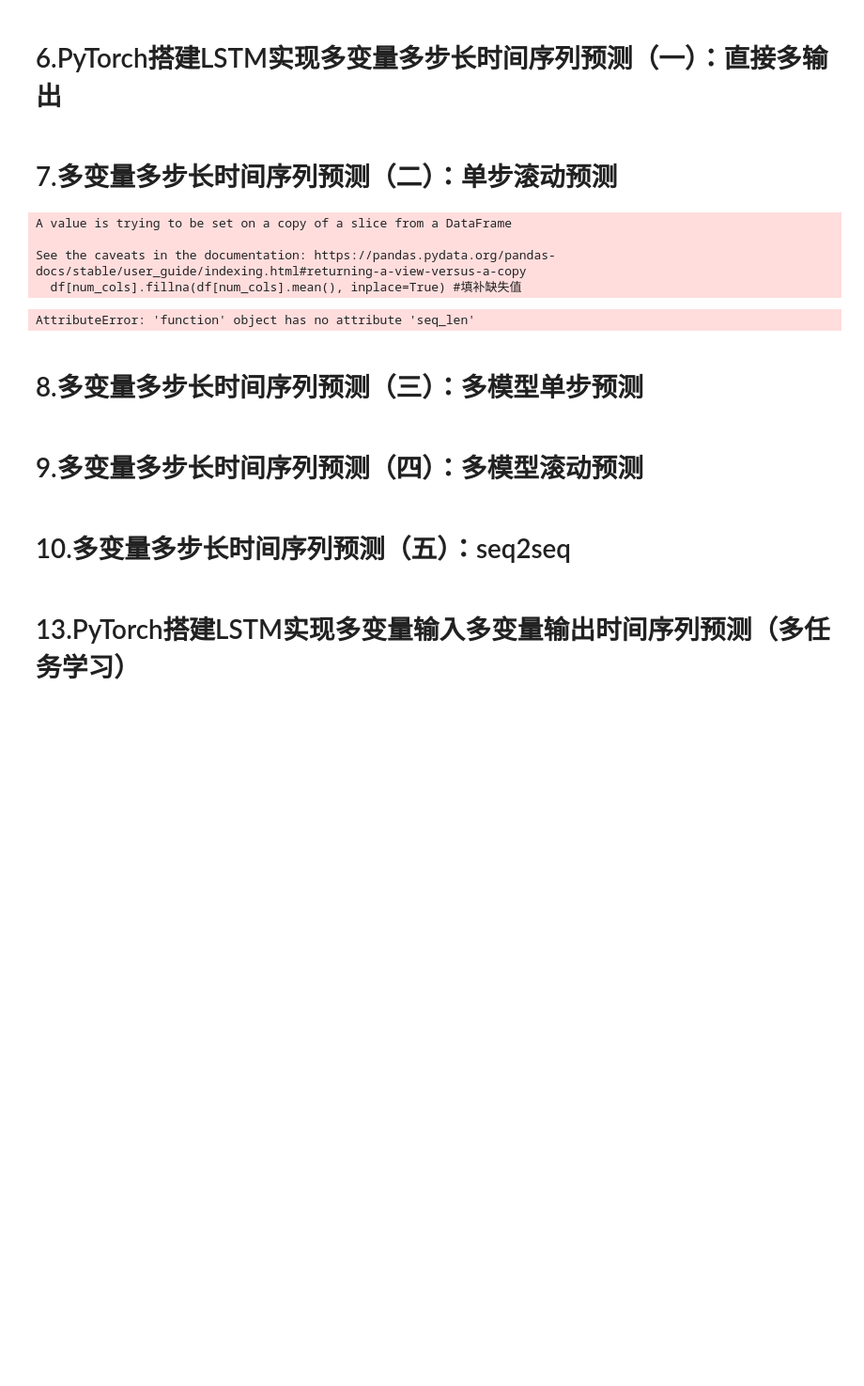
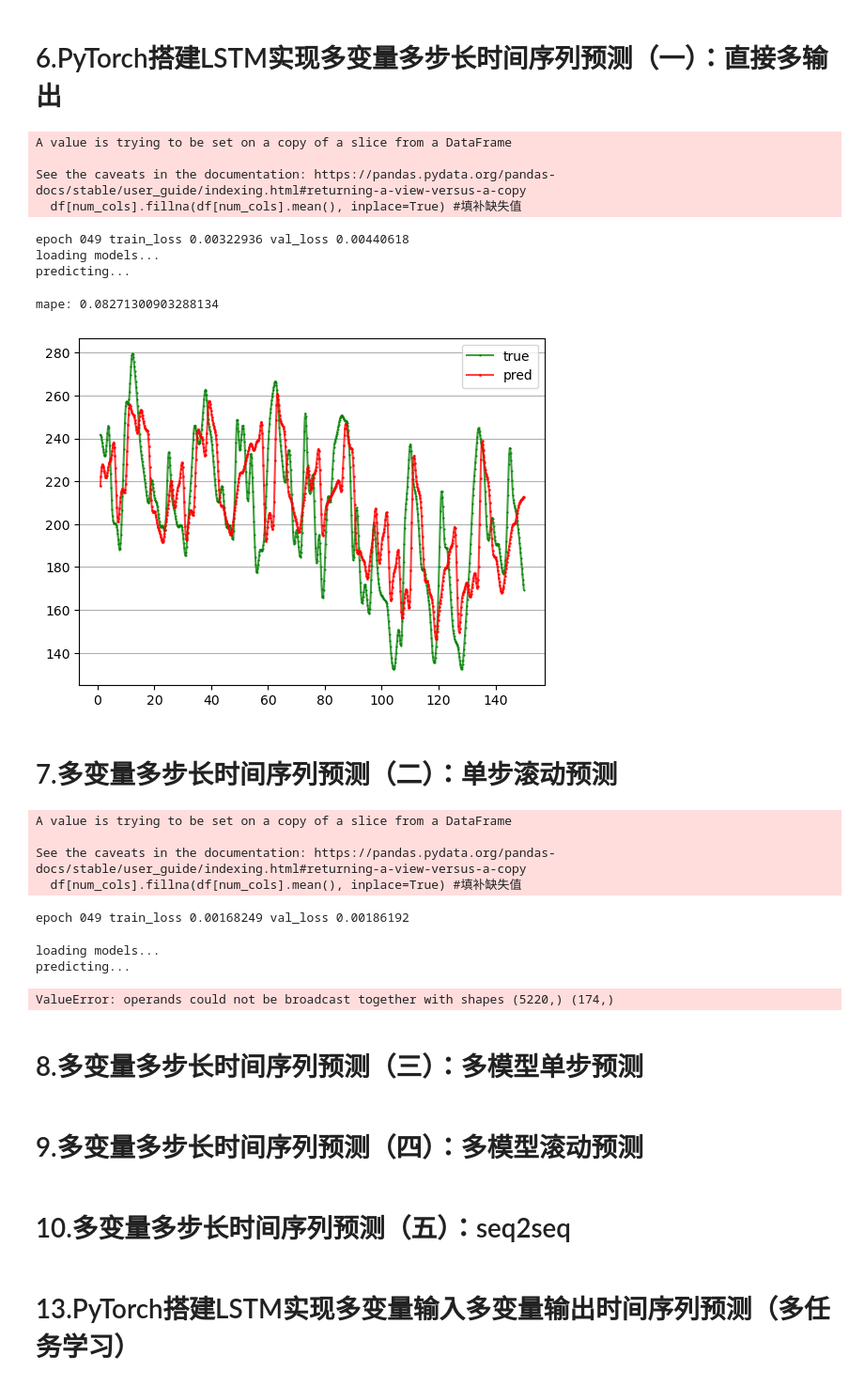
Before and after one commit to Luious-LYH/Time-forecast, a Jupyter notebook: code/2.notebook整合.ipynb, the cells around one changed output. Shown at 94% size. Cells and saved outputs as stored; diff of their text form; code cells hidden in the pictures; blank space fills up the shorter version.

```diff
--- a/code/2.notebook整合.ipynb
+++ b/code/2.notebook整合.ipynb
@@ -135,11 +247,11 @@ def data_process(dataset,args, flag):
     elif flag == 'mm':
         Dtr, Val, Dte, m, n = nn_seq_mm(dataset,seq_len=(args.seq_len), B=(args.batch_size), num=(args.output_size))
     elif flag == 'mms' or flag == 'mmss':
-        Dtr, Val, Dte, m, n = nn_seq_mmss(seq_len=(args.seq_len), B=(args.batch_size), pred_step_size=(args.pred_step_size))
+        Dtr, Val, Dte, m, n = nn_seq_mmss(dataset,seq_len=(args.seq_len), B=(args.batch_size), pred_step_size=(args.pred_step_size))
     elif flag == 'mo' or flag == 'seq2seq':
-        Dtr, Val, Dte, m, n = nn_seq_mo(seq_len=(args.seq_len), B=(args.batch_size), num=(args.output_size))
-    else:
-        Dtr, Val, Dte, m, n = nn_seq_sss(seq_len=(args.seq_len), B=(args.batch_size))
+        Dtr, Val, Dte, m, n = nn_seq_mo(dataset,seq_len=(args.seq_len), B=(args.batch_size), num=(args.output_size))
+    elif flag == 'sss':#单步滚动预测
+        Dtr, Val, Dte, m, n = nn_seq_sss(dataset,seq_len=(args.seq_len), B=(args.batch_size))
 
     return (Dtr, Val, Dte, m, n)
 
@@ -189,9 +301,8 @@ def nn_seq_us(dataset,seq_len, B):
      Dtr, Val, Dte, m, n)
 
 # 多变量单步 处理数据
-def nn_seq_ms(seq_len, B):
+def nn_seq_ms(dataset,seq_len, B):
     print('data processing...')
-    dataset = load_data()
     train = dataset[:int(len(dataset) * 0.6)]
     val = dataset[int(len(dataset) * 0.6):int(len(dataset) * 0.8)]
     test = dataset[int(len(dataset) * 0.8):len(dataset)]
@@ -212,7 +323,7 @@ def nn_seq_ms(seq_len, B):
                 for c in range(2, 8):
                     x.append(data[j][c])
 
-                train_seq.append(x) #train_seq错了好像
+                train_seq.append(x)
 
             train_label.append(load[(i + seq_len)])
             train_seq = torch.FloatTensor(train_seq)
@@ -220,7 +331,7 @@ def nn_seq_ms(seq_len, B):
             seq.append((train_seq, train_label))
 
         seq = MyDataset(seq)
-        seq = DataLoader(dataset=seq, batch_size=batch_size, shuffle=False, num_workers=0, drop_last=False)
+        seq = DataLoader(dataset=seq, batch_size=batch_size, shuffle=False, num_workers=0, drop_last=False) #最后一个批次不满足30
         return seq
 
     Dtr = process(train, B)
@@ -528,7 +724,7 @@ def test(args, Dte, path, m, n,cells=0):
     input_size, hidden_size, num_layers = args.input_size, args.hidden_size, args.num_layers
     output_size = args.output_size
     if args.bidirectional:
-        model = BiLSTM(input_size, hidden_size, num_layers, output_size, batch_size=(args.batch_size)).to(device)
+        model = BiLSTM(input_size, hidden_size, num_layers, output_size).to(device)
     else:
         model = LSTM(input_size, hidden_size, num_layers, output_size, batch_size=(args.batch_size)).to(device)
     if cells == 1:
@@ -682,40 +1143,55 @@ RuntimeError: Expected hidden[0] size (2, 24, 64), got [2, 30, 64]
 # %% [markdown]
 # 6.PyTorch搭建LSTM实现多变量多步长时间序列预测（一）：直接多输出
 # %%
+#原word用的是双向LSTM,CSDN是单向LSTM
 setup_seed(20)
 path = os.path.abspath(os.path.dirname(os.getcwd()))
-LSTM_PATH = path + '/models/Multivariable_single_step_BiLstm.pkl'
+LSTM_PATH = path + '/models/Multivariable_multi_step_BiLstm.pkl'
 LSTM_PATH = LSTM_PATH.replace("\\", "/") #torch.save()不能保存windows路径，需要替换
 
 file_name='data.csv'
 data=load_data(file_name)
-arg = args.mm_args_parser
-flag = 'mm' # 表示使用多变量单步长的数据
+arg = args.mo_args_parser()
+flag = 'mo' # 表示使用多变量单步长的数据
 
 Dtr, Val, Dte, m, n = data_process(data,arg, flag)
 train(arg, Dtr, Val, LSTM_PATH)
 test(arg, Dte, LSTM_PATH, m, n)
+# %% [output]
+A value is trying to be set on a copy of a slice from a DataFrame
+
+See the caveats in the documentation: https://pandas.pydata.org/pandas-docs/stable/user_guide/indexing.html#returning-a-view-versus-a-copy
+  df[num_cols].fillna(df[num_cols].mean(), inplace=True) #填补缺失值
+epoch 049 train_loss 0.00322936 val_loss 0.00440618
+loading models...
+predicting...
+mape: 0.08271300903288134
+[figure, added]
 # %% [markdown]
 # 7.多变量多步长时间序列预测（二）：单步滚动预测
 # %%
 setup_seed(20)
 path = os.path.abspath(os.path.dirname(os.getcwd()))
-LSTM_PATH = path + '/models/Multivariable_single_step_BiLstm.pkl'
+LSTM_PATH = path + '/models/Multivariable_multi_step_rolling.pkl'
 LSTM_PATH = LSTM_PATH.replace("\\", "/") #torch.save()不能保存windows路径，需要替换
 
 file_name='data.csv'
 data=load_data(file_name)
-arg = args.mm_args_parser
-flag = 'mm' # 表示使用多变量单步长的数据
+arg = args.sss_args_parser()
+flag = 'sss'
 
 Dtr, Val, Dte, m, n = data_process(data,arg, flag)
 train(arg, Dtr, Val, LSTM_PATH)
-test(arg, Dte, LSTM_PATH, m, n)
+#test(arg, Dte, LSTM_PATH, m, n)
+ss_rolling_test(arg, Dte, LSTM_PATH, m, n) #单步滚动预测的测试代码不一样
 # %% [output]
 A value is trying to be set on a copy of a slice from a DataFrame
 
 See the caveats in the documentation: https://pandas.pydata.org/pandas-docs/stable/user_guide/indexing.html#returning-a-view-versus-a-copy
   df[num_cols].fillna(df[num_cols].mean(), inplace=True) #填补缺失值
-AttributeError: 'function' object has no attribute 'seq_len'
+epoch 049 train_loss 0.00168249 val_loss 0.00186192
+loading models...
+predicting...
+ValueError: operands could not be broadcast together with shapes (5220,) (174,)
 # %% [markdown]
 # 8.多变量多步长时间序列预测（三）：多模型单步预测
```
Also changed, not shown: parts of 8 cells of this notebook, 7 other files.
